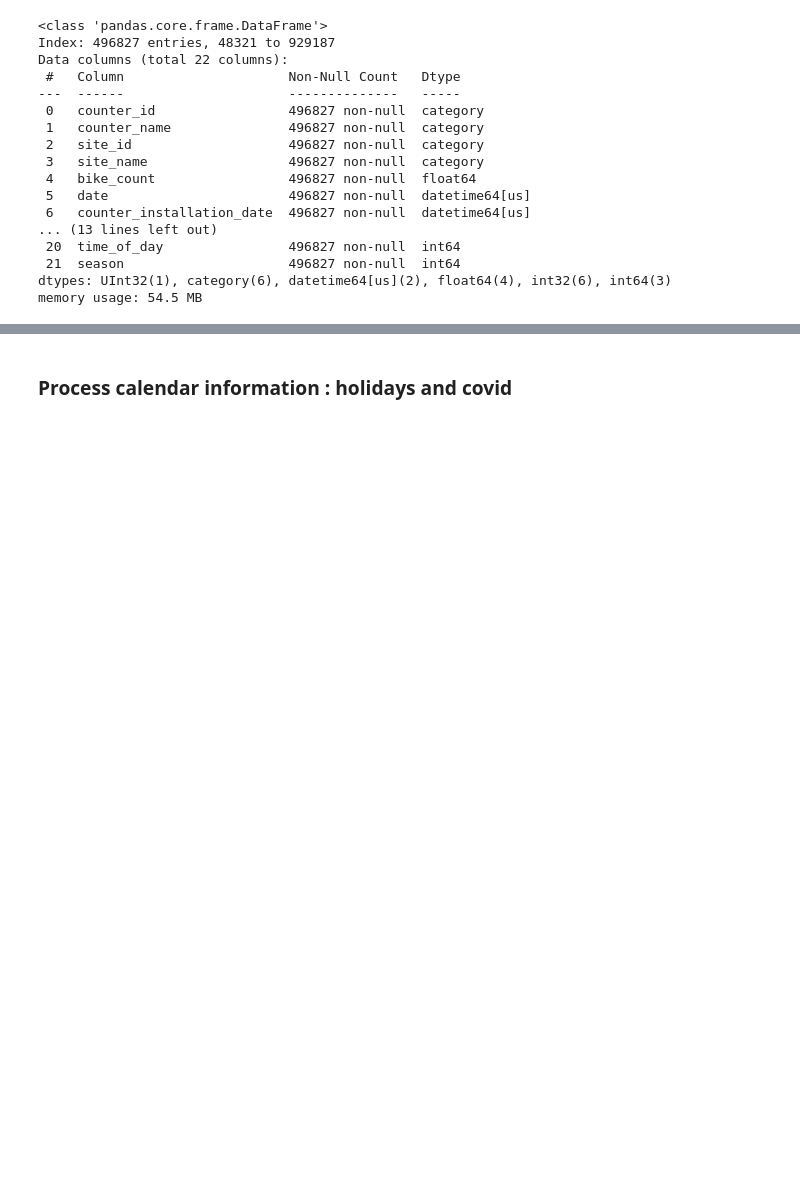
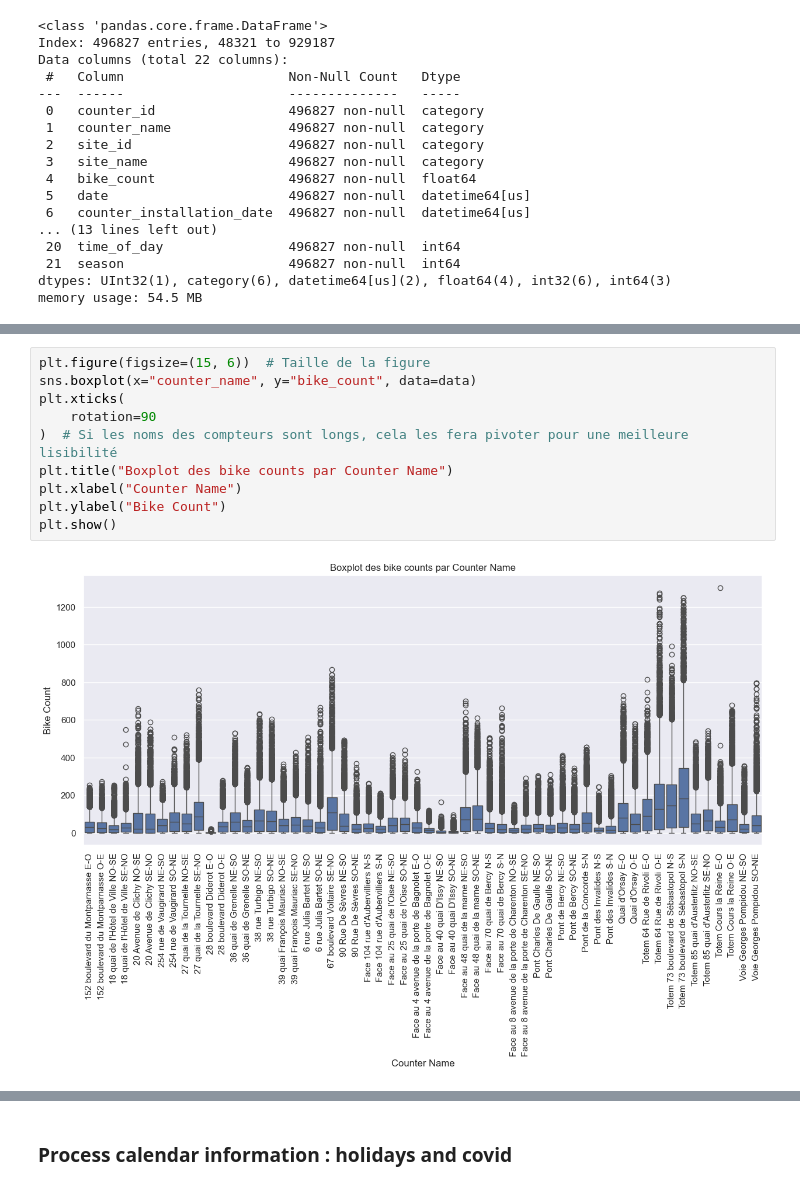
Before and after one commit to paullacombe1406/bike_counters, a Jupyter notebook: Data_exploration.ipynb, the cells around one changed output, grey strips where cells are left out. Drawn from its saved outputs; the diff is of its cells as text; blank space fills up the shorter version.

```diff
--- a/Data_exploration.ipynb
+++ b/Data_exploration.ipynb
@@ -278,0 +321,12 @@ memory usage: 54.5 MB
+# %%
+plt.figure(figsize=(15, 6))  # Taille de la figure
+sns.boxplot(x="counter_name", y="bike_count", data=data)
+plt.xticks(
+    rotation=90
+)  # Si les noms des compteurs sont longs, cela les fera pivoter pour une meilleure lisibilité
+plt.title("Boxplot des bike counts par Counter Name")
+plt.xlabel("Counter Name")
+plt.ylabel("Bike Count")
+plt.show()
+# %% [output]
+[figure, added]
```
Also changed, not shown: parts of 19 cells of this notebook.
